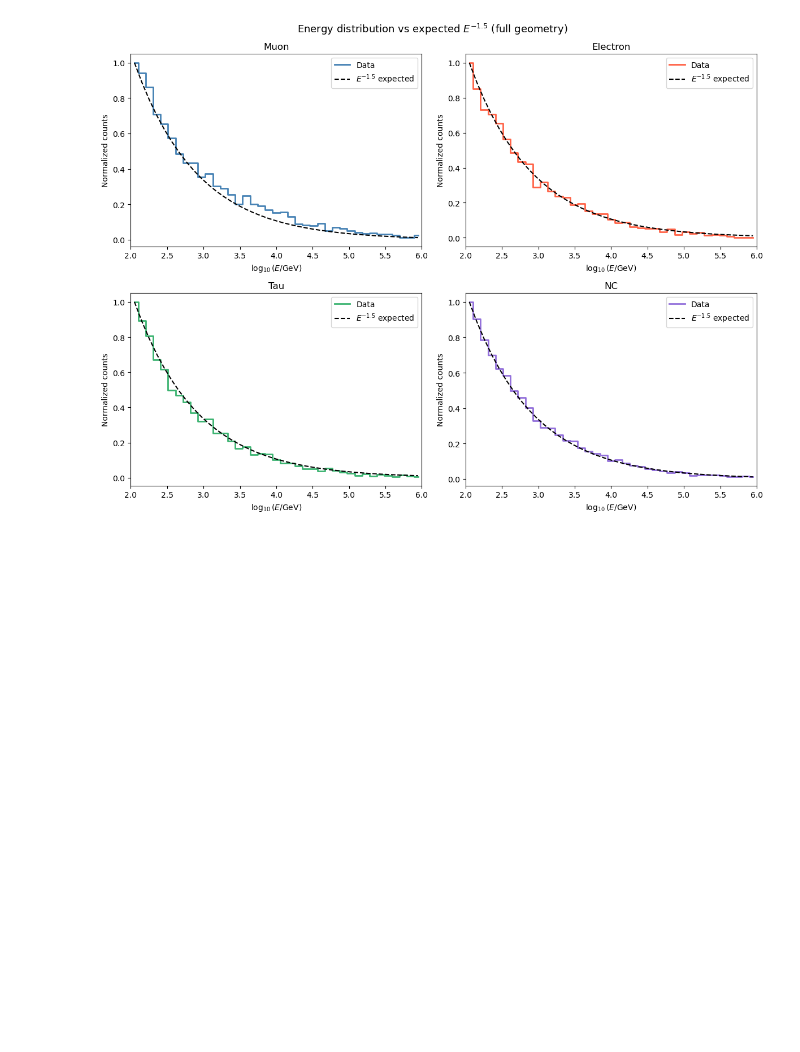
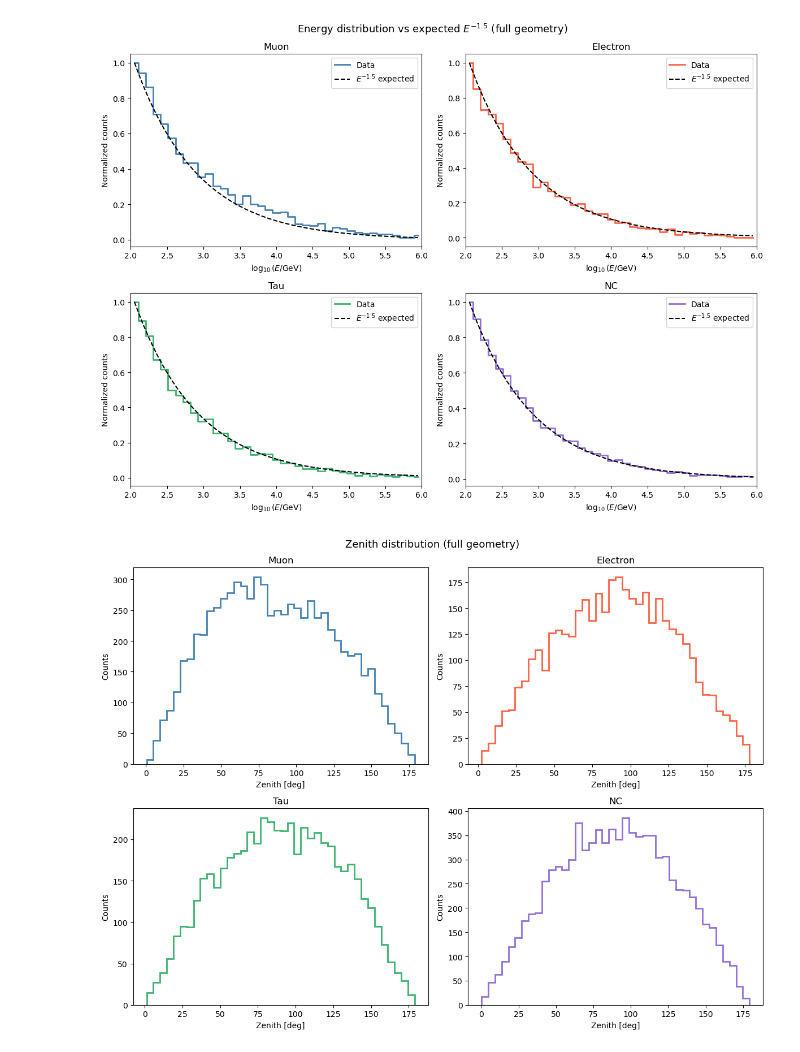
Before and after one commit to kubrabas/Graphnet-Applications, a Jupyter notebook: Playground/Spring2026MC/energy_distribution_exploration.ipynb, the cells around one changed output. Cells and saved outputs as stored; diff of their text form; code cells hidden in the pictures; blank space fills up the shorter version.

```diff
--- a/Playground/Spring2026MC/energy_distribution_exploration.ipynb
+++ b/Playground/Spring2026MC/energy_distribution_exploration.ipynb
@@ -26,12 +26,12 @@ all_datasets = {
     and all(isinstance(v, dict) for v in val.values())
 }
 # %%
-
-
 full_geo = selected_datasets["SPRING2026MC_I3"]["full_geometry"]
 
-def get_energies(path, fmt):
-    energies = []
+def get_event_data(path, fmt):
+    data = {k: [] for k in ["energy", "zenith", "azimuth",
+                             "bjorken_x", "bjorken_y",
+                             "pos_x", "pos_y", "pos_z"]}
     files = sorted(glob.glob(f"{path}/**/*.i3.{fmt}", recursive=True))
     for f in files:
         i3file = dataio.I3File(f)
@@ -41,17 +41,28 @@ def get_energies(path, fmt):
             try:
                 mctree = frame["I3MCTree"]
                 primary = mctree.primaries[0]
-                energies.append(primary.energy)
+                ep = frame["EventProperties"]
+                data["energy"].append(primary.energy)
+                data["zenith"].append(np.degrees(primary.dir.zenith))
+                data["azimuth"].append(np.degrees(primary.dir.azimuth))
+                data["pos_x"].append(primary.pos.x)
+                data["pos_y"].append(primary.pos.y)
+                data["pos_z"].append(primary.pos.z)
+                data["bjorken_x"].append(ep.finalStateX)
+                data["bjorken_y"].append(ep.finalStateY)
             except:
                 continue
         i3file.close()
-    return np.array(energies)
+    return {k: np.array(v) for k, v in data.items()}
 
-energies = {}
+event_data = {}
 for flavor, info in full_geo.items():
     print(f"Reading {flavor}...")
-    energies[flavor] = get_energies(info["path"], info["format"])
-    print(f"  {len(energies[flavor])} events")
+    event_data[flavor] = get_event_data(info["path"], info["format"])
+    print(f"  {len(event_data[flavor]['energy'])} events")
+
+# keep energies dict for energy plot cell below
+energies = {f: d["energy"] for f, d in event_data.items()}
 # %% [output]
 Reading Muon...
   7444 events
@@ -97,3 +108,21 @@ plt.savefig("energy_distribution_full_geometry.png", dpi=150)
 plt.show()
 # %% [output]
 [figure]
+# %%
+# Zenith
+fig, axes = plt.subplots(2, 2, figsize=(12, 9))
+axes = axes.flatten()
+colors = {"Muon": "steelblue", "Electron": "tomato", "Tau": "mediumseagreen", "NC": "mediumpurple"}
+
+for ax, (flavor, d) in zip(axes, event_data.items()):
+    ax.hist(d["zenith"], bins=40, color=colors[flavor], histtype="step", linewidth=2)
+    ax.set_xlabel("Zenith [deg]")
+    ax.set_ylabel("Counts")
+    ax.set_title(flavor)
+
+plt.suptitle("Zenith distribution (full geometry)", fontsize=13)
+plt.tight_layout()
+plt.savefig("zenith_distribution_full_geometry.png", dpi=150)
+plt.show()
+# %% [output]
+[figure, added]
```
Also changed, not shown: parts of 4 cells of this notebook.
